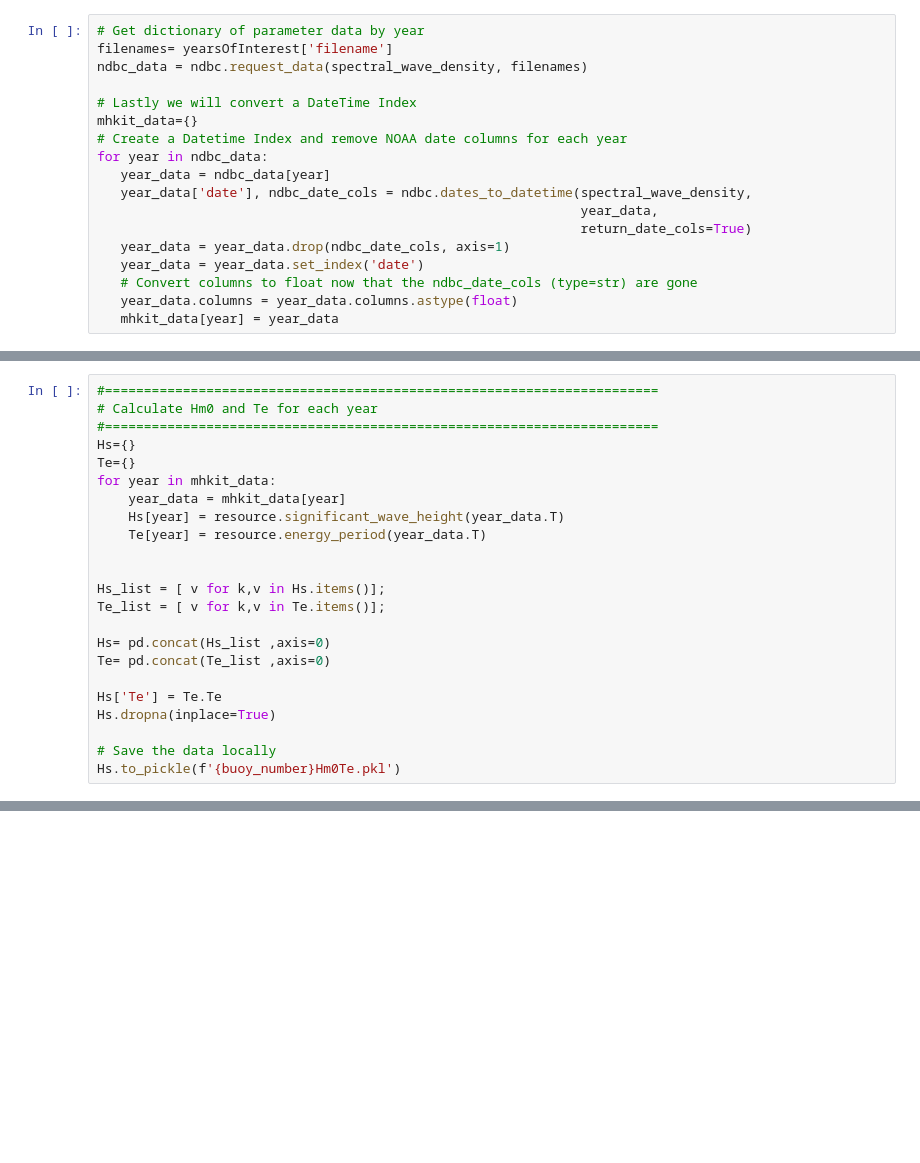
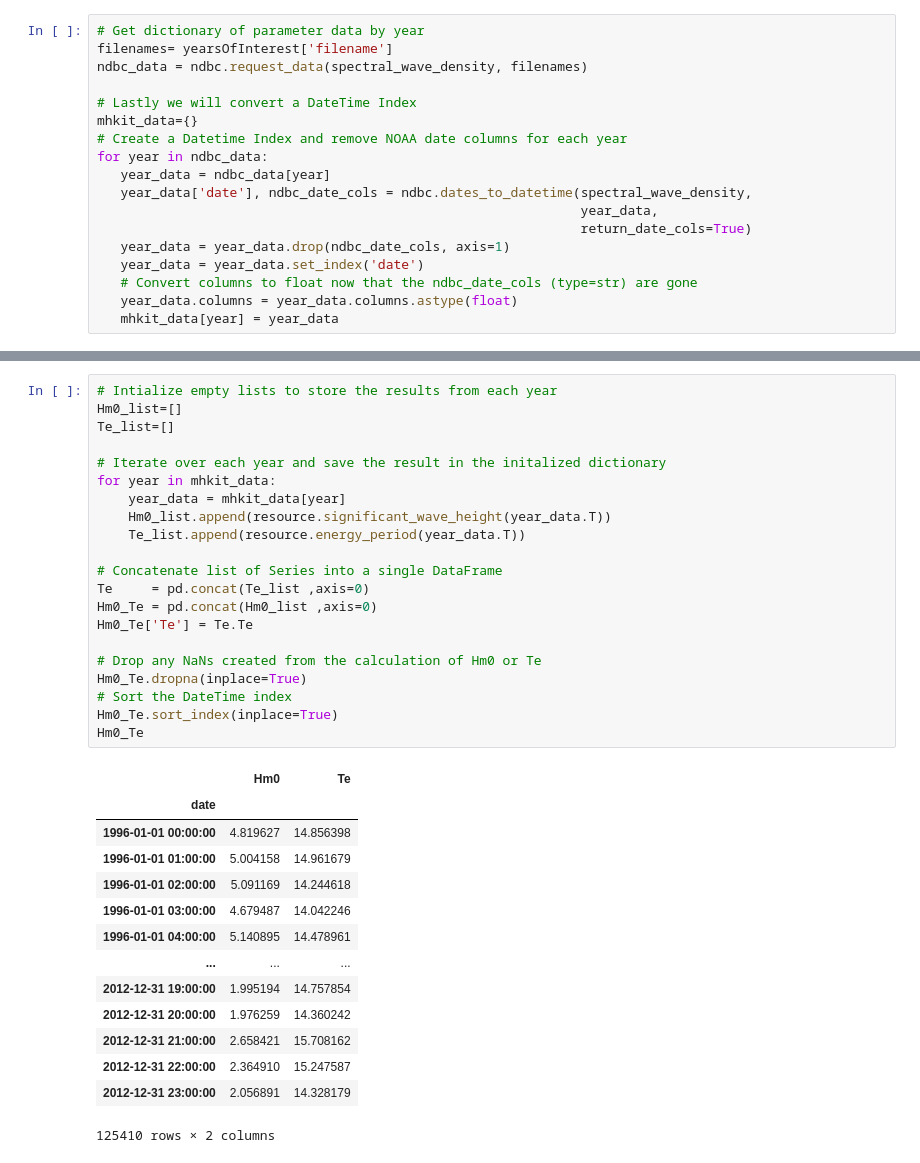
Before and after one commit to MHKiT-Software/MHKiT-Python, a Jupyter notebook: examples/environmental_contours.ipynb, the cells around one changed output, grey strips where cells are left out. Saved outputs shown, nothing was run; the diff lists cells and outputs as text; blank space fills up the shorter version.

```diff
--- a/examples/environmental_contours.ipynb
+++ b/examples/environmental_contours.ipynb
@@ -77,23 +76,0 @@ for year in ndbc_data:
-# %%
-#=======================================================================
-# Calculate Hm0 and Te for each year
-#=======================================================================
-Hs={}
-Te={}
-for year in mhkit_data:
-    year_data = mhkit_data[year]
-    Hs[year] = resource.significant_wave_height(year_data.T)
-    Te[year] = resource.energy_period(year_data.T)
-
-
-Hs_list = [ v for k,v in Hs.items()];
-Te_list = [ v for k,v in Te.items()];
-
-Hs= pd.concat(Hs_list ,axis=0)
-Te= pd.concat(Te_list ,axis=0)
-
-Hs['Te'] = Te.Te
-Hs.dropna(inplace=True)
-
-# Save the data locally
-Hs.to_pickle(f'{buoy_number}Hm0Te.pkl')
@@ -101,0 +80,36 @@ Hs.to_pickle(f'{buoy_number}Hm0Te.pkl')
+# %%
+# Intialize empty lists to store the results from each year
+Hm0_list=[]
+Te_list=[]
+
+# Iterate over each year and save the result in the initalized dictionary
+for year in mhkit_data:
+    year_data = mhkit_data[year]
+    Hm0_list.append(resource.significant_wave_height(year_data.T))
+    Te_list.append(resource.energy_period(year_data.T))
+
+# Concatenate list of Series into a single DataFrame
+Te     = pd.concat(Te_list ,axis=0)
+Hm0_Te = pd.concat(Hm0_list ,axis=0)
+Hm0_Te['Te'] = Te.Te
+
+# Drop any NaNs created from the calculation of Hm0 or Te
+Hm0_Te.dropna(inplace=True)
+# Sort the DateTime index
+Hm0_Te.sort_index(inplace=True)
+Hm0_Te
+# %% [output]
+|  | Hm0 | Te |
+| date |  |  |
+| 1996-01-01 00:00:00 | 4.819627 | 14.856398 |
+| 1996-01-01 01:00:00 | 5.004158 | 14.961679 |
+| 1996-01-01 02:00:00 | 5.091169 | 14.244618 |
+| 1996-01-01 03:00:00 | 4.679487 | 14.042246 |
+| 1996-01-01 04:00:00 | 5.140895 | 14.478961 |
+| ... | ... | ... |
+| 2012-12-31 19:00:00 | 1.995194 | 14.757854 |
+| 2012-12-31 20:00:00 | 1.976259 | 14.360242 |
+| 2012-12-31 21:00:00 | 2.658421 | 15.708162 |
+| 2012-12-31 22:00:00 | 2.364910 | 15.247587 |
+| 2012-12-31 23:00:00 | 2.056891 | 14.328179 |
+125410 rows × 2 columns
```
Also changed, not shown: parts of 16 cells of this notebook.
